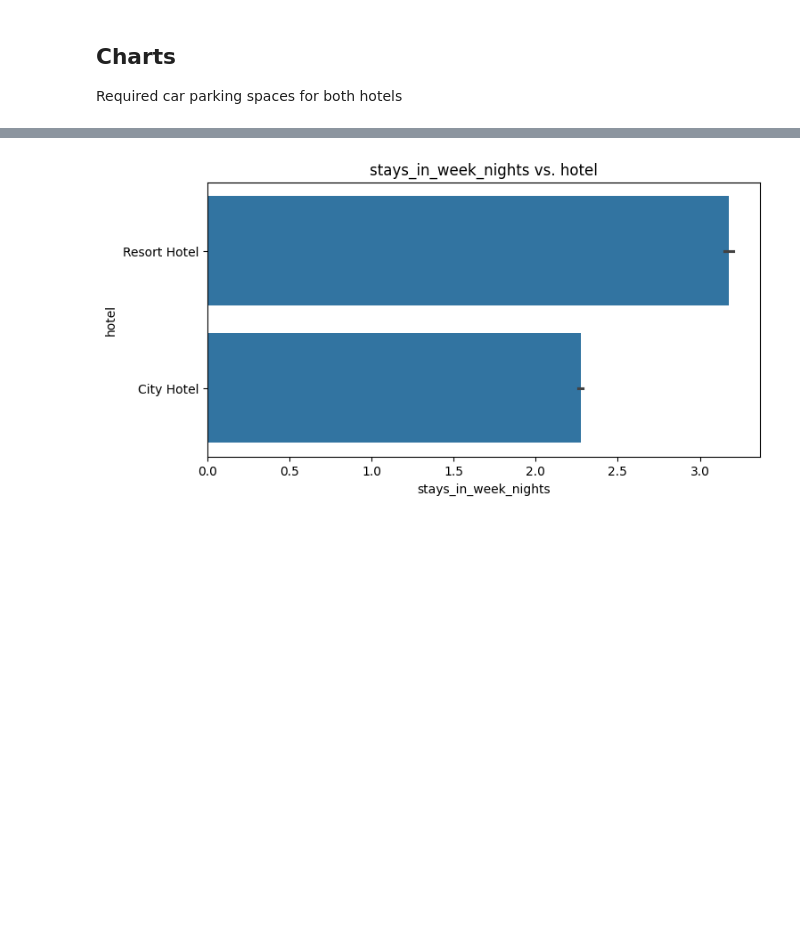
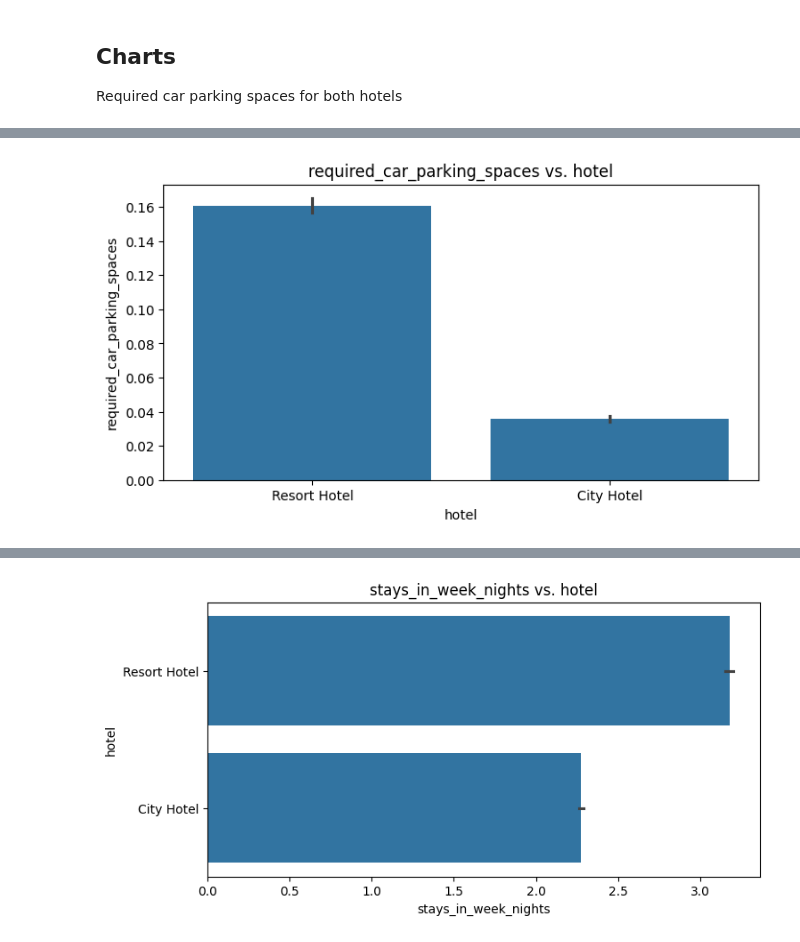
Before and after one commit to Vaishnavi-Devi-N/CapstoneProjectEDA, a Jupyter notebook: EDA_project_on_hotel_booking.ipynb, the cells around one changed output, grey strips where cells are left out. Drawn from its saved outputs; the diff is of its cells as text; code cells hidden in the pictures; blank space fills up the shorter version.

```diff
--- a/EDA_project_on_hotel_booking.ipynb
+++ b/EDA_project_on_hotel_booking.ipynb
@@ -328,14 +381,16 @@ Required car parking spaces for both hotels
 # %%
 plt.figure(figsize=(8, 4))
-sns.barplot(x='hotel', y='required_car_parking_spaces', data=data)
+sns.barplot(x='hotel', y='required_car_parking_spaces', data=data.astype({'required_car_parking_spaces': 'int'}))
 
 # Customize the plot
-plt.xlabel('required_car_parking_spaces')
-plt.ylabel('hotel')
+plt.xlabel('hotel')
+plt.ylabel('required_car_parking_spaces')
 plt.title('required_car_parking_spaces vs. hotel')
-plt.xlim(-0.5, 1.5)
+#plt.xlim(-0.5, 1.5)
 # Show the plot
 plt.show()
+# %% [output]
+[figure, added]
 # %%
 # dummy_data= data[complany]
 plt.figure(figsize=(40, 4))
```
Also changed, not shown: parts of 14 cells of this notebook.
